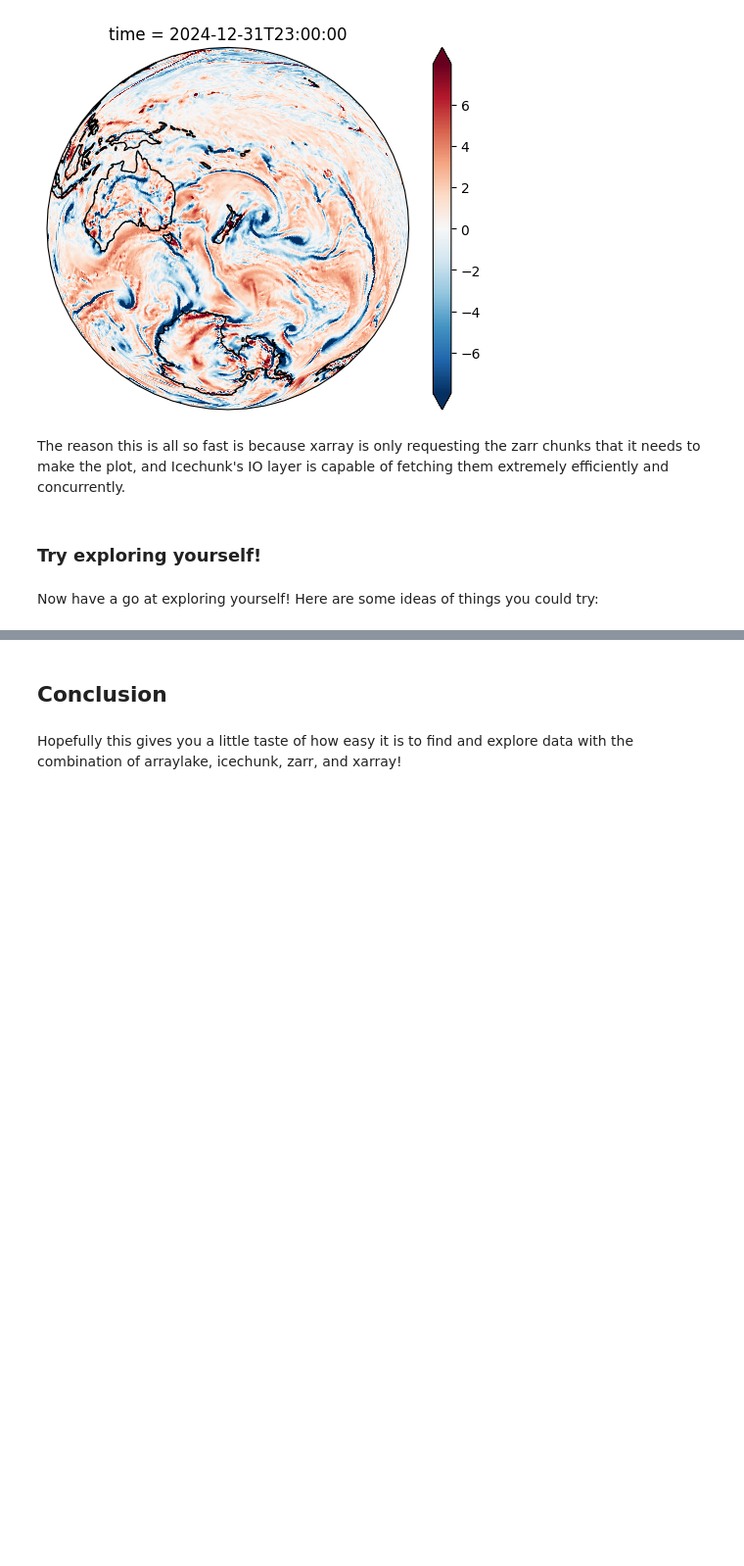
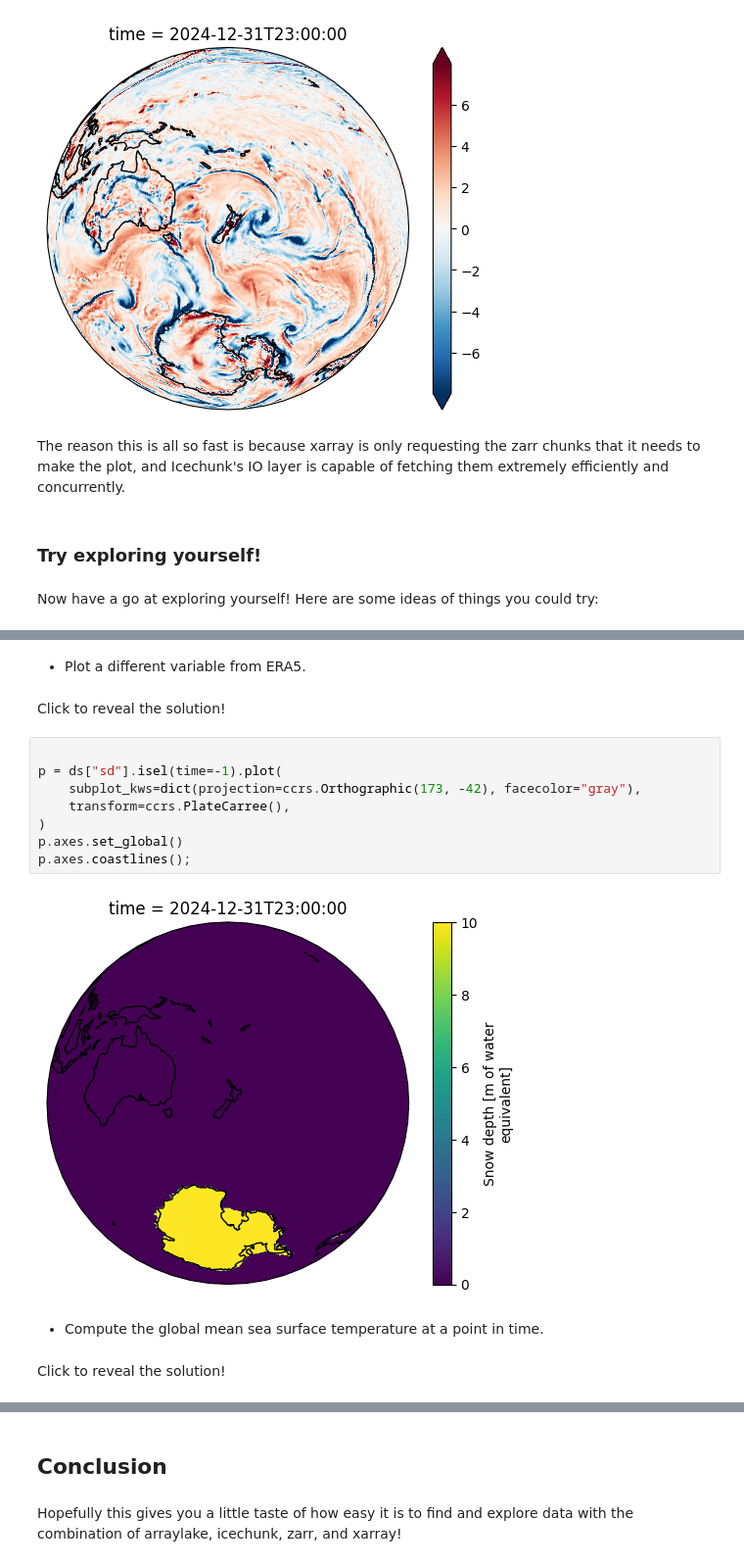
Before and after one commit to earth-mover/earthsciencesnz-immersion-day, a Jupyter notebook: lab-1/lab-1.ipynb, the cells around one changed output, grey strips where cells are left out. Shown at 98% size. Drawn from its saved outputs; the diff is of its cells as text; blank space fills up the shorter version.

Commit message:
add solutions to lab1 exercises

```diff
--- a/lab-1/lab-1.ipynb
+++ b/lab-1/lab-1.ipynb
@@ -300,0 +314,18 @@ Now have a go at exploring yourself! Here are some ideas of things you could try
+# %% [markdown]
+- Plot a different variable from ERA5.
+# %% [markdown]
+Click to reveal the solution!
+# %%
+
+p = ds["sd"].isel(time=-1).plot(
+    subplot_kws=dict(projection=ccrs.Orthographic(173, -42), facecolor="gray"),
+    transform=ccrs.PlateCarree(),
+)
+p.axes.set_global()
+p.axes.coastlines();
+# %% [output]
+[figure, added]
+# %% [markdown]
+- Compute the global mean sea surface temperature at a point in time.
+# %% [markdown]
+Click to reveal the solution!
```
Also changed, not shown: parts of 15 cells of this notebook.
